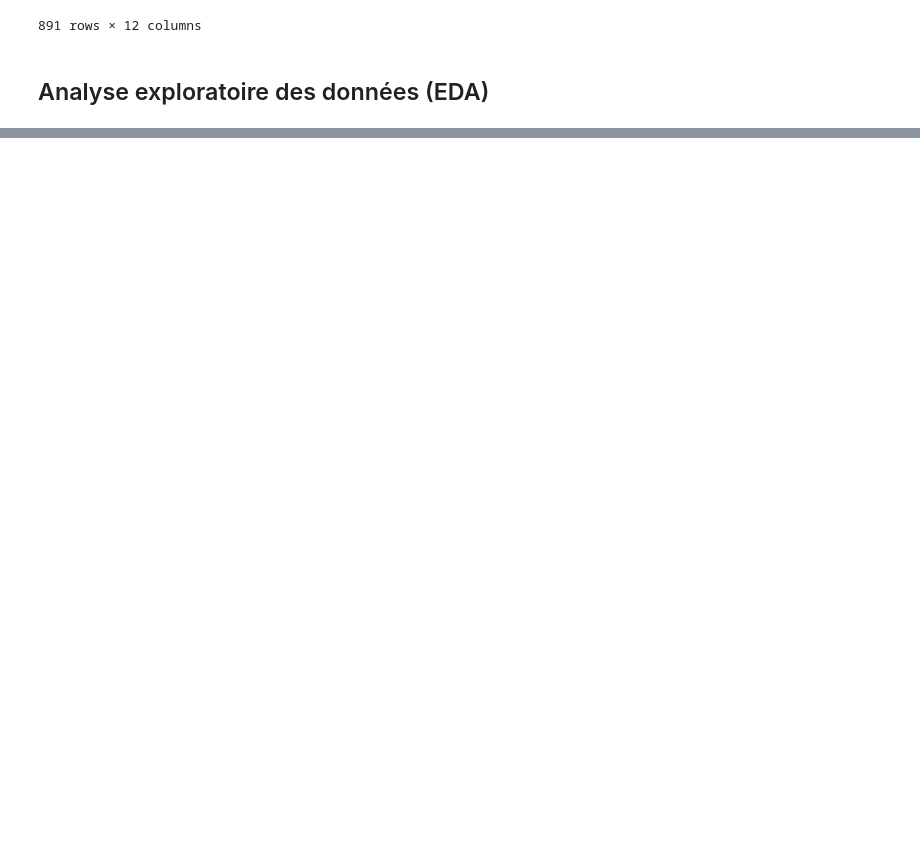
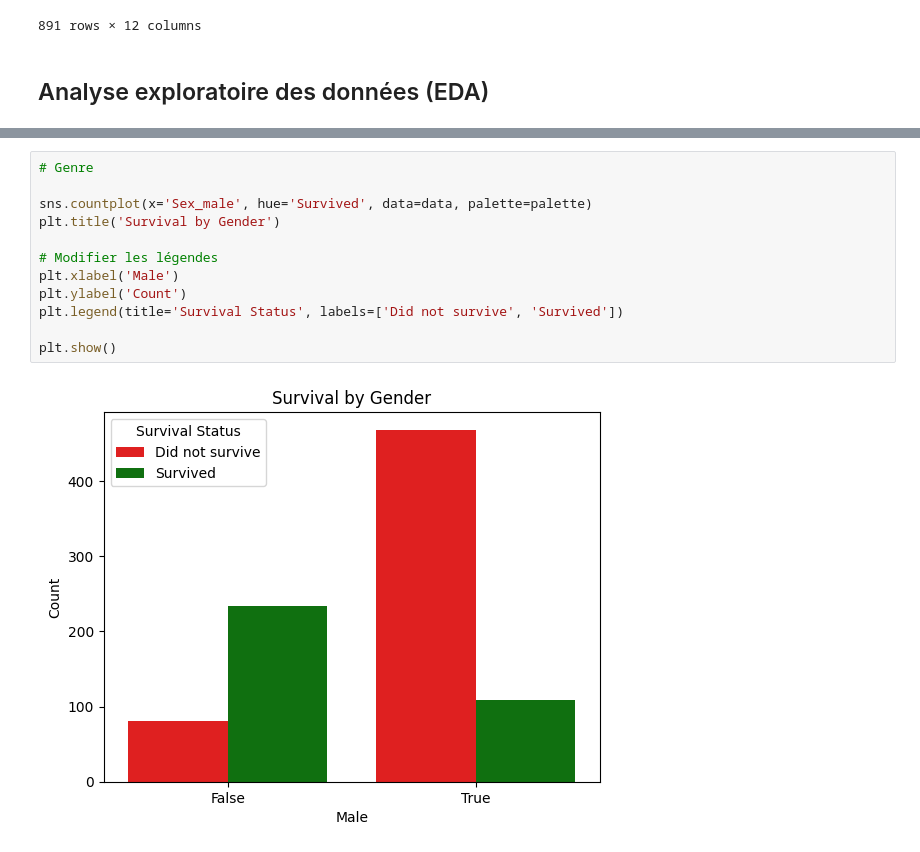
Before and after one commit to ines-lorquet/titanic-survival-rate, a Jupyter notebook: exploration.ipynb, the cells around one changed output, grey strips where cells are left out. Cells and saved outputs as stored; diff of their text form; blank space fills up the shorter version.

```diff
--- a/exploration.ipynb
+++ b/exploration.ipynb
@@ -141,0 +131,14 @@ plt.show()
+# %%
+# Genre
+
+sns.countplot(x='Sex_male', hue='Survived', data=data, palette=palette)
+plt.title('Survival by Gender')
+
+# Modifier les légendes
+plt.xlabel('Male')
+plt.ylabel('Count')
+plt.legend(title='Survival Status', labels=['Did not survive', 'Survived'])
+
+plt.show()
+# %% [output]
+[figure, added]
```
Also changed, not shown: parts of 4 cells of this notebook.
